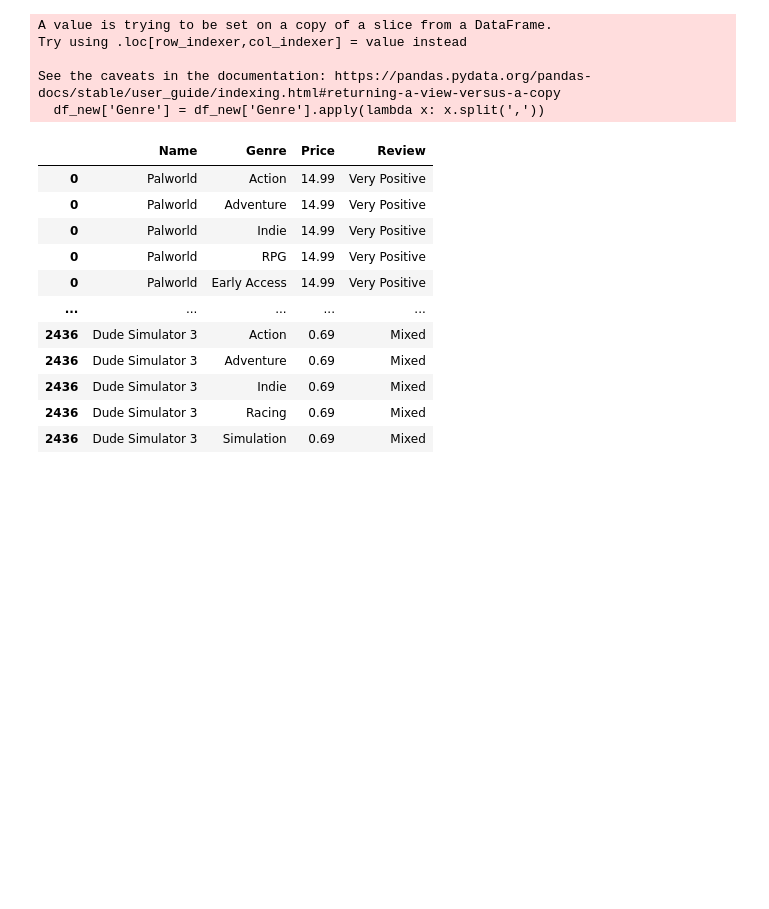
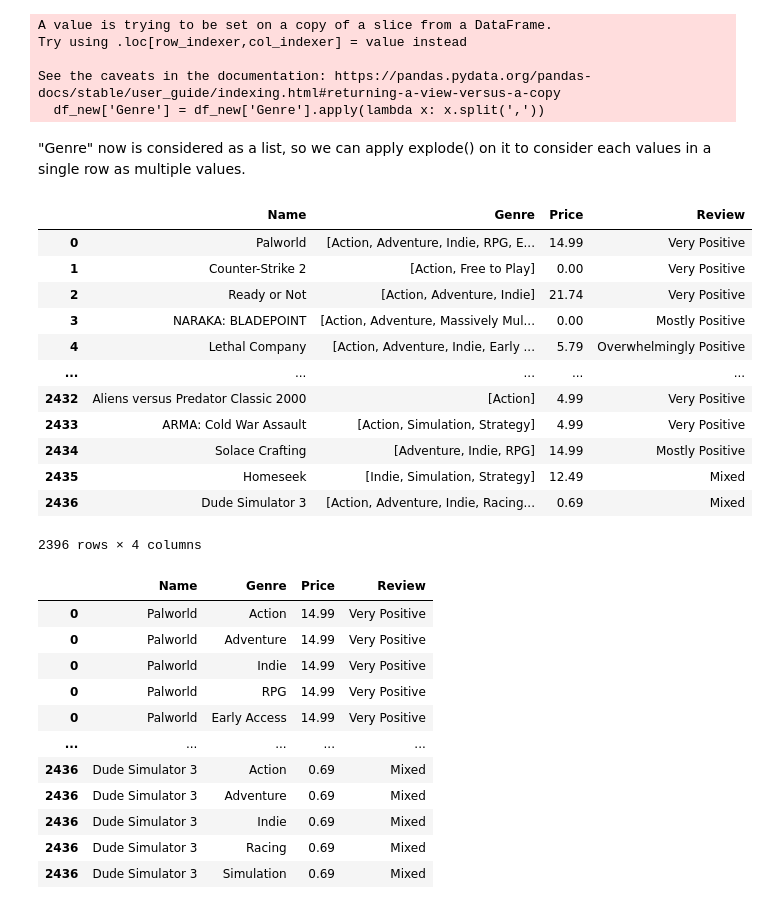
Before and after one commit to M-Masry4122/DEP-Project, a Jupyter notebook: Steam_Data_Cleaning.ipynb, the cells around one changed output. Drawn from its saved outputs; the diff is of its cells as text; code cells hidden in the pictures; blank space fills up the shorter version.

```diff
--- a/Steam_Data_Cleaning.ipynb
+++ b/Steam_Data_Cleaning.ipynb
@@ -389,6 +393,24 @@ Try using .loc[row_indexer,col_indexer] = value instead
 
 See the caveats in the documentation: https://pandas.pydata.org/pandas-docs/stable/user_guide/indexing.html#returning-a-view-versus-a-copy
   df_new['Genre'] = df_new['Genre'].apply(lambda x: x.split(','))
+# %% [markdown]
+"Genre" now is considered as a list, so we can apply explode() on it to consider each values in a single row as multiple values.
+# %%
+df_new
+# %% [output]
+|  | Name | Genre | Price | Review |
+| 0 | Palworld | [Action, Adventure, Indie, RPG, E... | 14.99 | Very Positive |
+| 1 | Counter-Strike 2 | [Action, Free to Play] | 0.00 | Very Positive |
+| 2 | Ready or Not | [Action, Adventure, Indie] | 21.74 | Very Positive |
+| 3 | NARAKA: BLADEPOINT | [Action, Adventure, Massively Mul... | 0.00 | Mostly Positive |
+| 4 | Lethal Company | [Action, Adventure, Indie, Early ... | 5.79 | Overwhelmingly Positive |
+| ... | ... | ... | ... | ... |
+| 2432 | Aliens versus Predator Classic 2000 | [Action] | 4.99 | Very Positive |
+| 2433 | ARMA: Cold War Assault | [Action, Simulation, Strategy] | 4.99 | Very Positive |
+| 2434 | Solace Crafting | [Adventure, Indie, RPG] | 14.99 | Mostly Positive |
+| 2435 | Homeseek | [Indie, Simulation, Strategy] | 12.49 | Mixed |
+| 2436 | Dude Simulator 3 | [Action, Adventure, Indie, Racing... | 0.69 | Mixed |
+2396 rows × 4 columns
 # %%
 df_new_1 = df_new.explode('Genre')
 df_new_1
```
Also changed, not shown: parts of 26 cells of this notebook.
